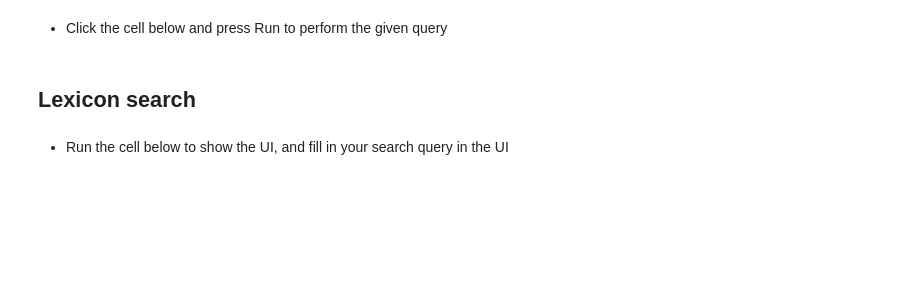
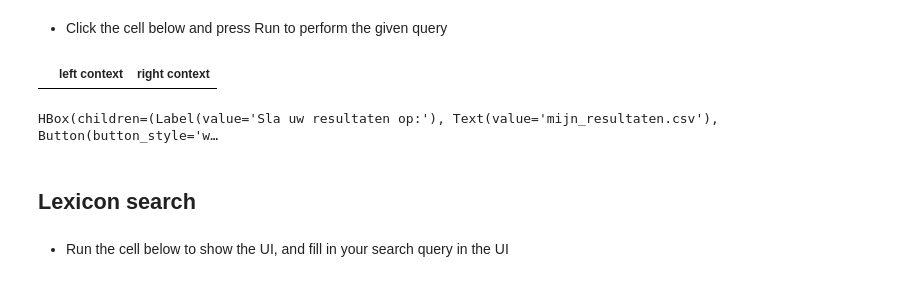
Before and after one commit to INL/chaining-search, a Jupyter notebook: Chaining search.ipynb, the cells around one changed output. Drawn from its saved outputs; the diff is of its cells as text; code cells hidden in the pictures; blank space fills up the shorter version.

```diff
--- a/Chaining search.ipynb
+++ b/Chaining search.ipynb
@@ -620,11 +692,14 @@ corpusQueryField, corpusField = create_corpus_ui()
 # %%
 #from chaininglib import search
 query= corpusQueryField.value
 corpus = corpusField.value
 df_corpus = search_corpus(query,corpus)
 #df_corpus = load_dataframe('mijn_resultaten.csv')
 display(df_corpus)
-create_save_results_ui(df_corpus)
+create_save_dataframe_ui(df_corpus)
+# %% [output]
+|  | left context | right context |
+HBox(children=(Label(value='Sla uw resultaten op:'), Text(value='mijn_resultaten.csv'), Button(button_style='w…
 # %% [markdown]
 ## Lexicon search
 # %% [markdown]
```
Also changed, not shown: parts of 12 cells of this notebook, 2 other files.
